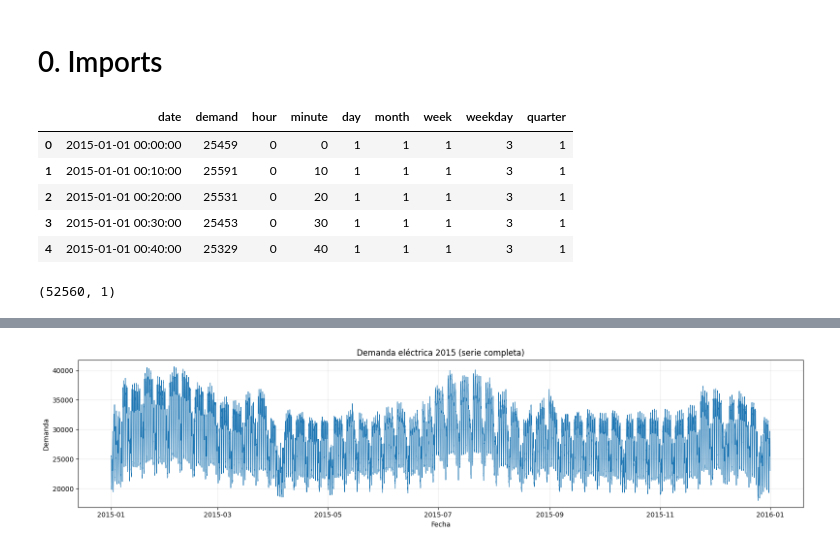
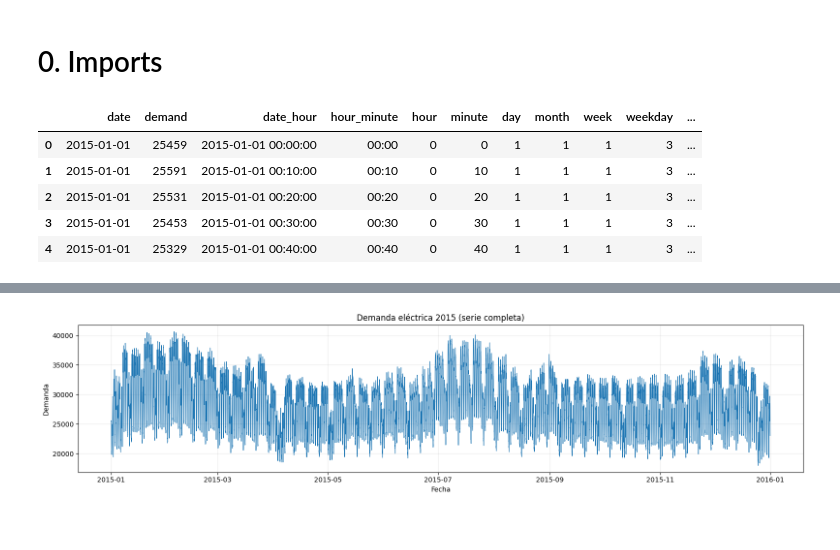
Before and after one commit to alcazar-jesus/serie-temporales-datos-complejos, a Jupyter notebook: TrabajoTemaSeriesTemporales/analisis_series_temporales.ipynb, the cells around one changed output, grey strips where cells are left out. Saved outputs shown, nothing was run; the diff lists cells and outputs as text; code cells hidden in the pictures.

```diff
--- a/TrabajoTemaSeriesTemporales/analisis_series_temporales.ipynb
+++ b/TrabajoTemaSeriesTemporales/analisis_series_temporales.ipynb
@@ -11,41 +29,40 @@ import seaborn as sns
 # %%
 df = pd.read_csv(
     './data/Demanda_2015.txt',
     sep='\t',
     header=None,
     names=['date', 'hour', 'demand']
  )
 
 
 
-df['date'] = pd.to_datetime(
+df['date_hour'] = pd.to_datetime(
     df['date'] + ' ' + df['hour'],
     format='%d/%m/%y %H:%M'
 )
 df.drop(columns=['hour'], inplace=True)
 
-df['hour'] = df.date.dt.hour
-df['minute'] = df.date.dt.minute
-df['day'] = df.date.dt.day
-df['month'] = df.date.dt.month
-df['week'] = df.date.dt.isocalendar().week
-df['weekday'] = df.date.dt.weekday
-df['quarter'] = df.date.dt.quarter
-
+df['date'] = pd.to_datetime(df['date'], format='%d/%m/%y')
+df['hour_minute'] = df['date_hour'].dt.strftime('%H:%M')
+df['hour'] = df.date_hour.dt.hour
+df['minute'] = df.date_hour.dt.minute
+df['day'] = df.date_hour.dt.day
+df['month'] = df.date_hour.dt.month
+df['week'] = df.date_hour.dt.isocalendar().week
+df['weekday'] = df.date_hour.dt.weekday
+df['quarter'] = df.date_hour.dt.quarter
 
 # df['fecha'] = pd.to_datetime(df['fecha'], format='%d/%m/%y')
 # df['hora'] = df['hora'].str.split(':').str[0] + ':' + df['hora'].str.split(':').str[1]
 
 # df = df.set_index('fecha_hora').drop(columns=['fecha', 'hora'])
 df.head()
 # %% [output]
-|  | date | demand | hour | minute | day | month | week | weekday | quarter |
-| 0 | 2015-01-01 00:00:00 | 25459 | 0 | 0 | 1 | 1 | 1 | 3 | 1 |
-| 1 | 2015-01-01 00:10:00 | 25591 | 0 | 10 | 1 | 1 | 1 | 3 | 1 |
-| 2 | 2015-01-01 00:20:00 | 25531 | 0 | 20 | 1 | 1 | 1 | 3 | 1 |
-| 3 | 2015-01-01 00:30:00 | 25453 | 0 | 30 | 1 | 1 | 1 | 3 | 1 |
-| 4 | 2015-01-01 00:40:00 | 25329 | 0 | 40 | 1 | 1 | 1 | 3 | 1 |
+|  | date | demand | date_hour | hour_minute | hour | minute | day | month | week | weekday | ... |
+| 0 | 2015-01-01 | 25459 | 2015-01-01 00:00:00 | 00:00 | 0 | 0 | 1 | 1 | 1 | 3 | ... |
+| 1 | 2015-01-01 | 25591 | 2015-01-01 00:10:00 | 00:10 | 0 | 10 | 1 | 1 | 1 | 3 | ... |
+| 2 | 2015-01-01 | 25531 | 2015-01-01 00:20:00 | 00:20 | 0 | 20 | 1 | 1 | 1 | 3 | ... |
+| 3 | 2015-01-01 | 25453 | 2015-01-01 00:30:00 | 00:30 | 0 | 30 | 1 | 1 | 1 | 3 | ... |
+| 4 | 2015-01-01 | 25329 | 2015-01-01 00:40:00 | 00:40 | 0 | 40 | 1 | 1 | 1 | 3 | ... |
 # %%
-df.shape
+df.set_index('date_hour', inplace=True)
-# %% [output]
-(52560, 1)
```
Also changed, not shown: parts of 66 cells of this notebook, 3 other files.
